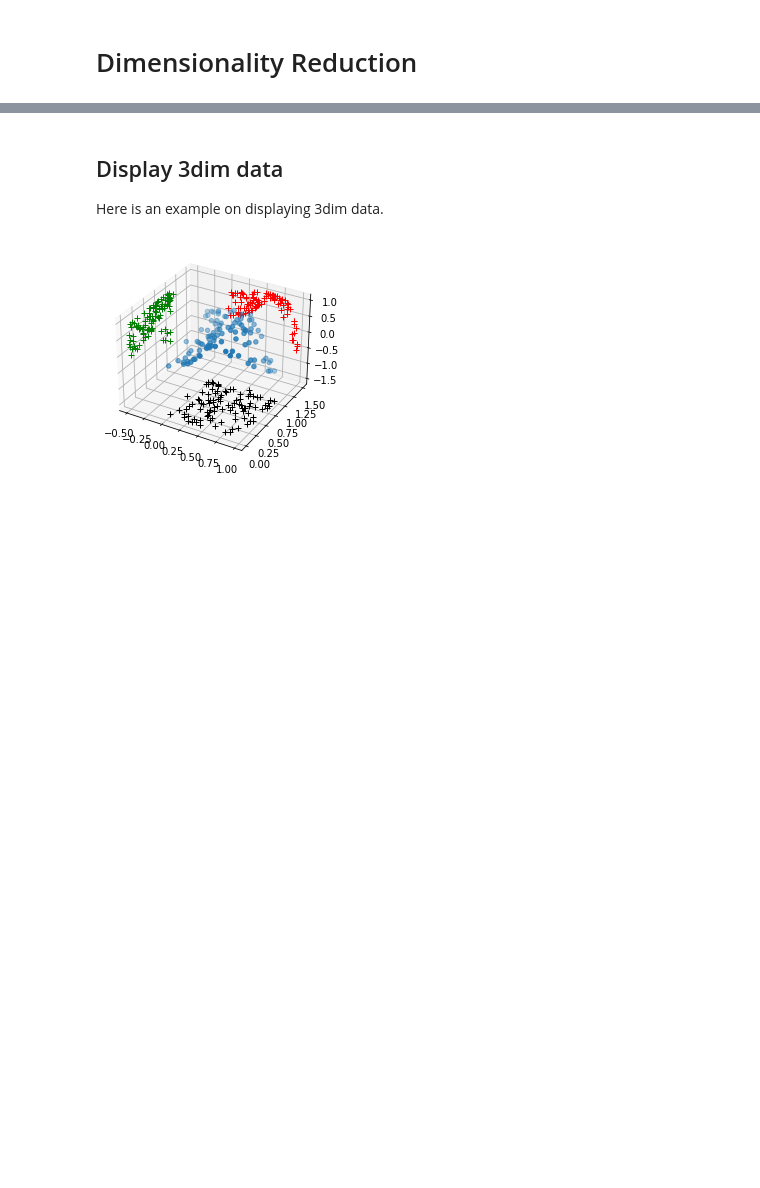
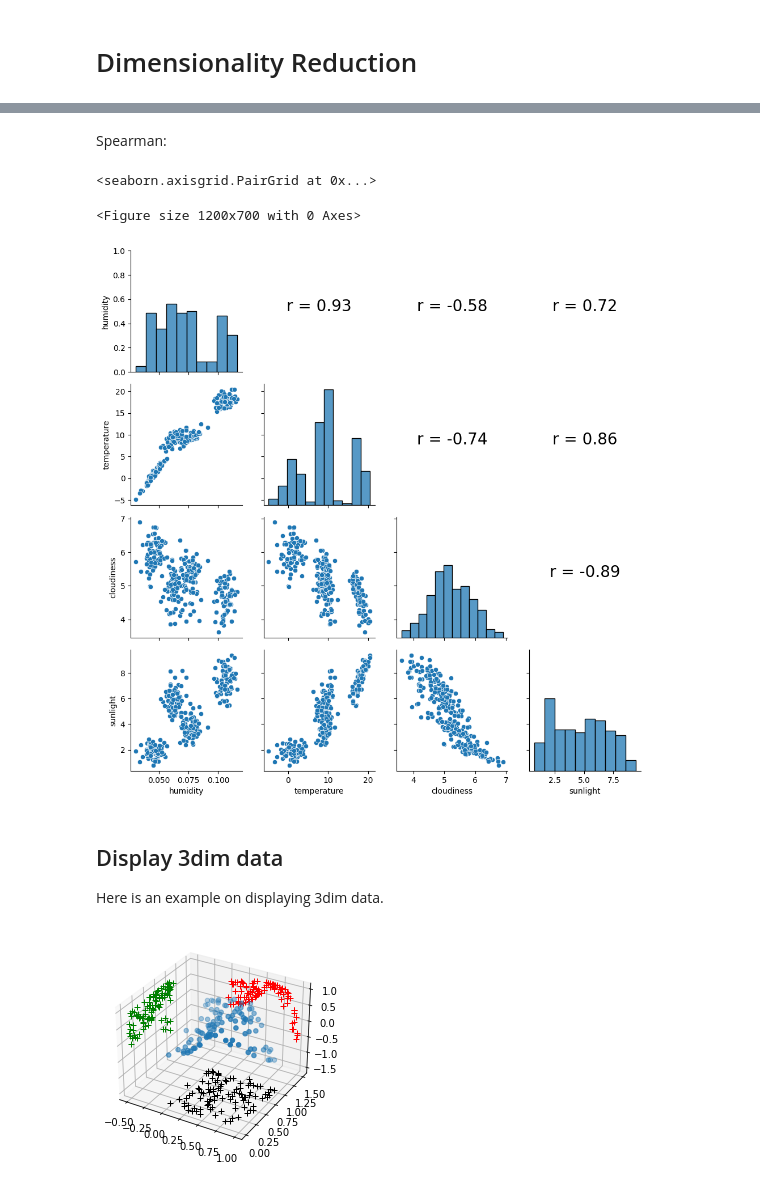
Before and after one commit to matworx/aai-url-notebooks, a Jupyter notebook: DimensionalityReduction.ipynb, the cells around one changed output, grey strips where cells are left out. Saved outputs shown, nothing was run; the diff lists cells and outputs as text; code cells hidden in the pictures; blank space fills up the shorter version.

```diff
--- a/DimensionalityReduction.ipynb
+++ b/DimensionalityReduction.ipynb
@@ -3,3 +79,15 @@
+# %% [markdown]
+Spearman:
+# %%
+plt.figure(figsize=(12,7))
+g = sns.PairGrid(dahlem_weather[["humidity", "temperature", "cloudiness", "sunlight"]])
+g.map_diag(sns.histplot)
+g.map_lower(sns.scatterplot)
+g.map_upper(reg_spear_coef)
+# %% [output]
+<seaborn.axisgrid.PairGrid at 0x...>
+<Figure size 1200x700 with 0 Axes>
+[figure, added]
 # %% [markdown]
 ## Display 3dim data
 
```
Also changed, not shown: parts of 12 cells of this notebook.
